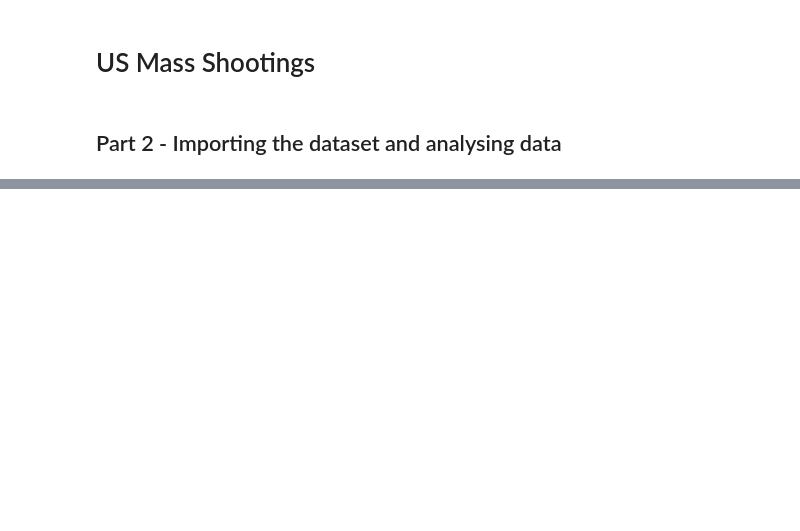
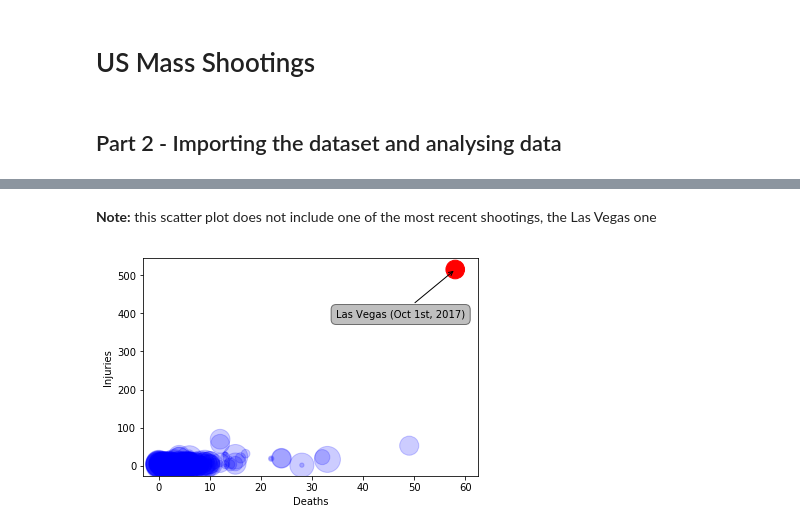
Before and after one commit to nikolaevra/us-mass-shootings-notebook, a Jupyter notebook: US Mass Shootings.ipynb, the cells around one changed output, grey strips where cells are left out. Cells and saved outputs as stored; diff of their text form; code cells hidden in the pictures; blank space fills up the shorter version.

```diff
--- a/US Mass Shootings.ipynb
+++ b/US Mass Shootings.ipynb
@@ -32,0 +69,14 @@ print(dataset.iloc[115:120, :])
+# %% [markdown]
+**Note:** this scatter plot does not include one of the most recent shootings, the Las Vegas one
+# %%
+plt.scatter(dead[1:], injured[1:], s=area, c='blue', alpha=0.2)
+plt.scatter(dead[0], injured[0], s=area, c='red', alpha=1)
+plt.annotate("Las Vegas (Oct 1st, 2017)", xy=(dead[0], injured[0]), xytext=(10, -50),
+        textcoords='offset points', ha='right', va='bottom',
+        bbox=dict(boxstyle='round,pad=0.5', fc='grey', alpha=0.5),
+        arrowprops=dict(arrowstyle = '->', connectionstyle='arc3,rad=0'))
+plt.xlabel("Deaths")
+plt.ylabel("Injuries")
+plt.show()
+# %% [output]
+[figure, added]
```
Also changed, not shown: parts of 11 cells of this notebook, 2 other files.
